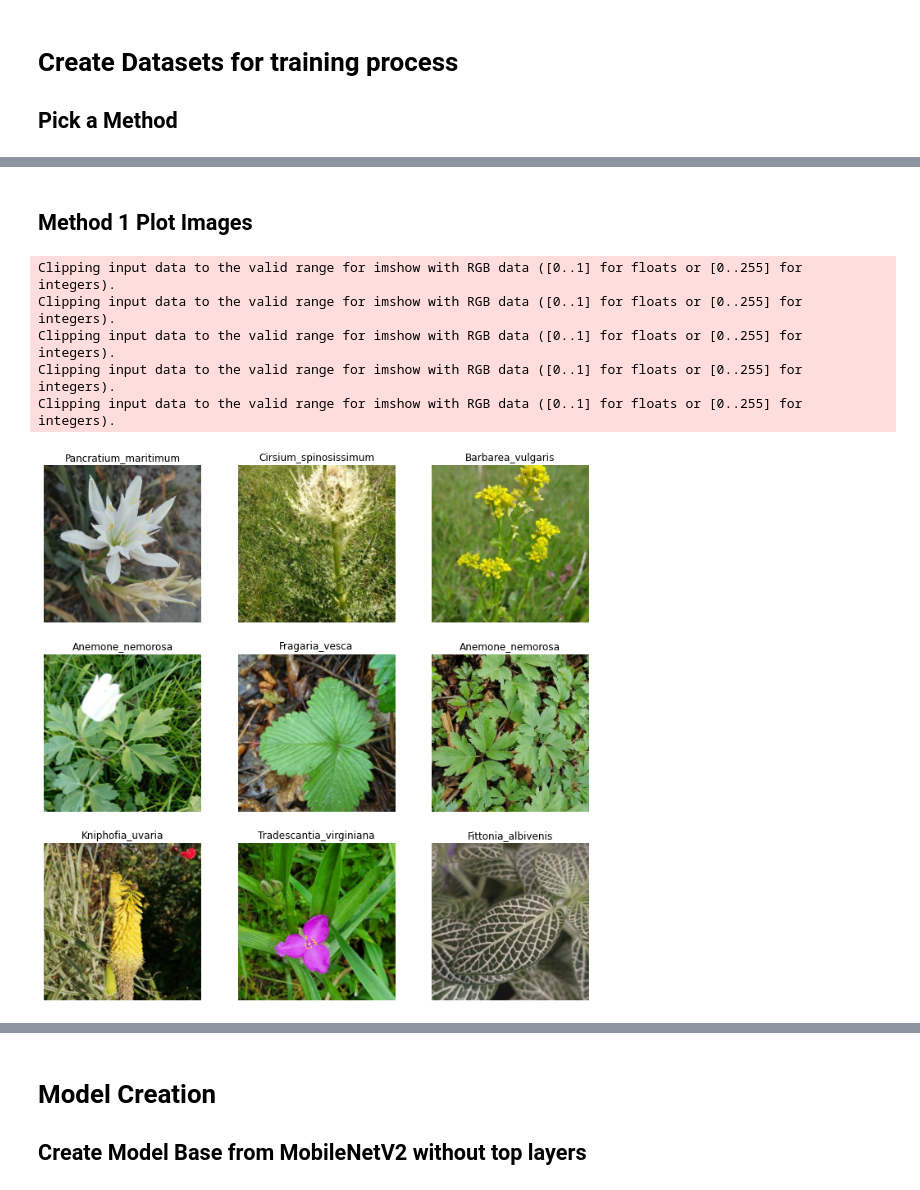
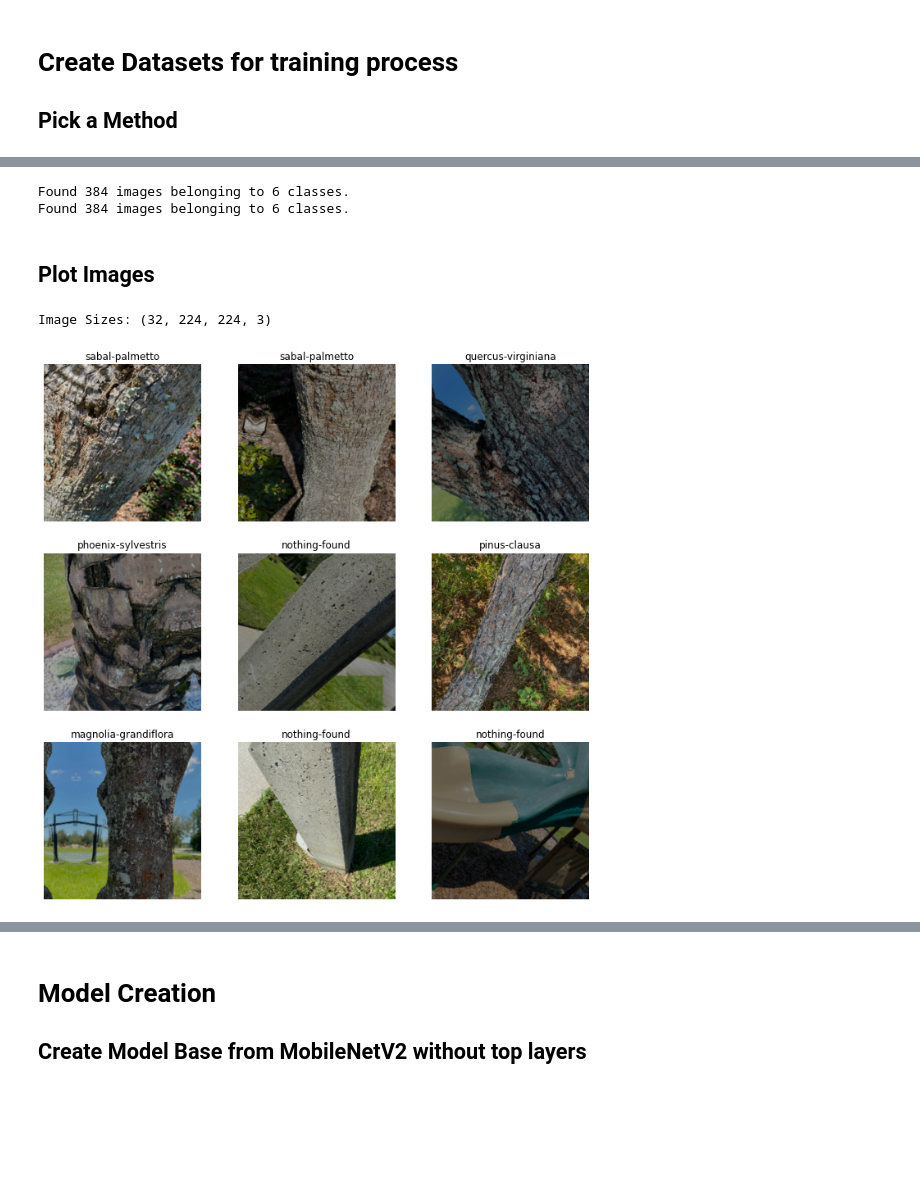
Before and after one commit to isakdiaz/treenet-colab, a Jupyter notebook: treenet_train.ipynb, the cells around one changed output, grey strips where cells are left out. Saved outputs shown, nothing was run; the diff lists cells and outputs as text; code cells hidden in the pictures; blank space fills up the shorter version.

```diff
--- a/treenet_train.ipynb
+++ b/treenet_train.ipynb
@@ -95,8 +76,12 @@ Archive:  /content/treenet.zip
 295M    treenet/
 # %%
 # Get labels from folder names
-children= [os.path.join('/content/treenet', child) for child in os.listdir('/content/treenet')]
+DATASET_PATH = '/content/treenet'
+children= [os.path.join(DATASET_PATH, child) for child in os.listdir(DATASET_PATH)]
 files = filter(os.path.isdir, children)
-labels = [file.split("/")[-1] for file in files]
+labels = sorted([file.split("/")[-1] for file in files])
+num_classes = len(labels)
+
+print(f"Dataset contains {num_classes} classes.")
 labels
 # %% [output]
@@ -113,7 +99,4 @@ labels
 SEED = 123
 IMAGE_SIZE = (224, 224)
 BATCH_SIZE = 32
-
-TRAIN_FOLDER = "plantnet_300K/images_train/"
-VALIDATION_FOLDER = "plantnet_300K/images_val/"
-TEST_FOLDER = "plantnet_300K/images_test/"
+VALIDATION_SPLIT = 0.1
@@ -159,20 +103,57 @@ Found 31112 files belonging to 1081 classes.
+# %%
+
+# def process_dataset(image, label):
+#   # image = tf.image.resize(image, (224, 224))
+#   # image = preprocess_input(image)
+#   image = image/127.0 - 1 #normalize around -1 to +1
+
+#   return(image, label)
+
+# By default flow_from_directory shuffles data
+train_datagen = ImageDataGenerator(
+        rescale=1./255,
+        rotation_range=45,
+        width_shift_range=0.2,
+        height_shift_range=0.2,
+        brightness_range=(0.5,1.0),
+        shear_range=0.2,
+        zoom_range=0.2,
+        horizontal_flip=True,
+        fill_mode="reflect",
+        validation_split=VALIDATION_SPLIT
+        )
+train_generator = train_datagen.flow_from_directory(
+        DATASET_PATH,
+        target_size=IMAGE_SIZE,
+        batch_size=BATCH_SIZE,
+        class_mode='categorical')
+
+# validation_datagen = ImageDataGenerator(rescale=1./255, validation_split=VALIDATION_SPLIT)
+
+validation_generator = train_datagen.flow_from_directory(
+        DATASET_PATH,    # Same folder as training data
+        target_size=IMAGE_SIZE,
+        batch_size=BATCH_SIZE,
+        class_mode='categorical')
+# %% [output]
+Found 384 images belonging to 6 classes.
+Found 384 images belonging to 6 classes.
 # %% [markdown]
-## Method 1 Plot Images
+## Plot Images
 # %%
 import matplotlib.pyplot as plt
 
+x,y = train_generator.next()
+print("Image Sizes: " + str(x.shape))
+
 plt.figure(figsize=(12, 12))
-for images, labels in train_dataset.take(1):
-    for i in range(9):
-        ax = plt.subplot(3, 3, i + 1)
-        image = (images[i].numpy() + 1)/ 2.0
-        plt.imshow(image)
-        plt.title(class_list[np.argmax(labels[i])])
-        plt.axis("off")
+
+for i in range(9):
+    ax = plt.subplot(3, 3, i + 1)
+    image = x[i]
+    plt.imshow(image)
+    plt.title(labels[np.argmax(y[i])])
+    plt.axis("off")
 # %% [output]
-Clipping input data to the valid range for imshow with RGB data ([0..1] for floats or [0..255] for integers).
-Clipping input data to the valid range for imshow with RGB data ([0..1] for floats or [0..255] for integers).
-Clipping input data to the valid range for imshow with RGB data ([0..1] for floats or [0..255] for integers).
-Clipping input data to the valid range for imshow with RGB data ([0..1] for floats or [0..255] for integers).
-Clipping input data to the valid range for imshow with RGB data ([0..1] for floats or [0..255] for integers).
+Image Sizes: (32, 224, 224, 3)
-[figure, old version]
+[figure, new version]
```
Also changed, not shown: parts of 25 cells of this notebook.
